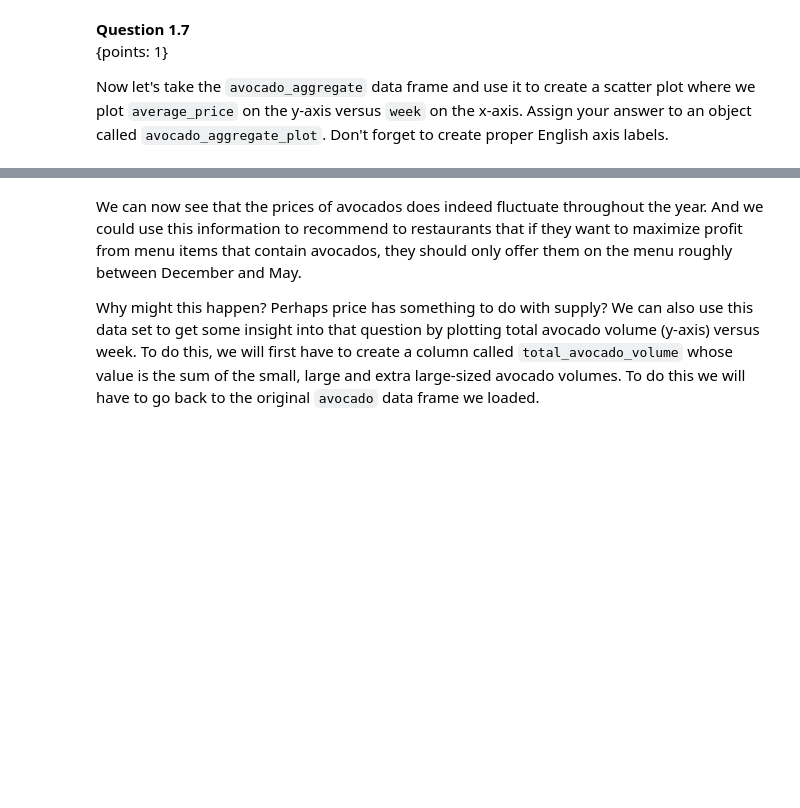
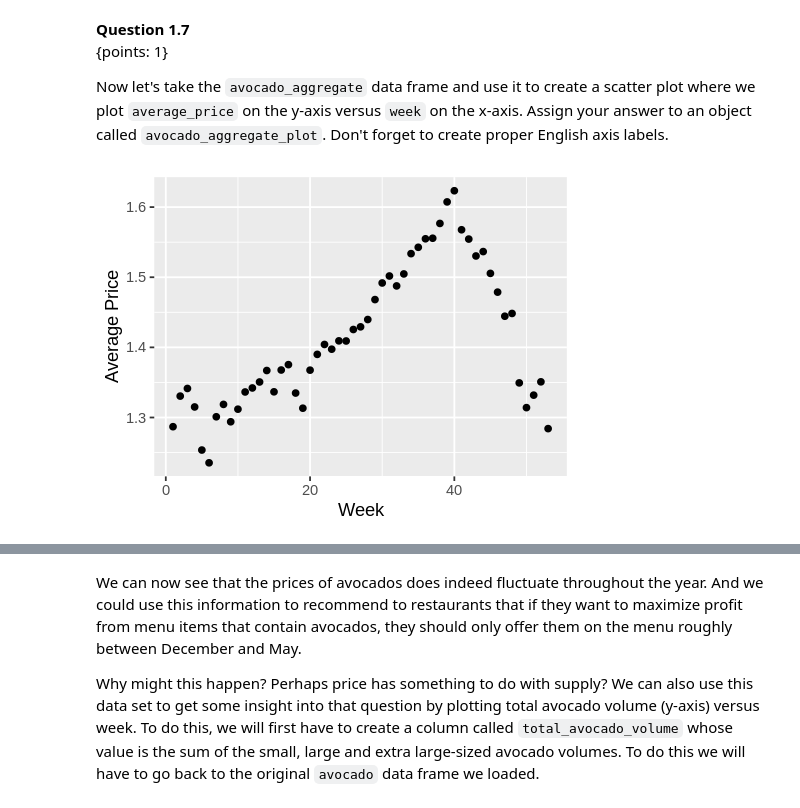
Before and after one commit to hallje193/dsci100-coursework-jerryhall, a Jupyter notebook: materials/worksheet_03/worksheet_03.ipynb, the cells around one changed output, grey strips where cells are left out. Cells and saved outputs as stored; diff of their text form; code cells hidden in the pictures; blank space fills up the shorter version.

```diff
--- a/materials/worksheet_03/worksheet_03.ipynb
+++ b/materials/worksheet_03/worksheet_03.ipynb
@@ -301,9 +303,9 @@ In the data we plotted above, each row is the total sales for avocados for that
 
 Create a reduced/aggregated version of the `avocado` data set and name it `avocado_aggregate`. To do this you will want to `group_by` the `week` column and then use `summarize` to calculate the average price (name that column `average_price`).
 # %%
-... <- ... %>%
-   group_by(...) %>%
-   summarize(... = mean(average_price, na.rm = TRUE))
+avocado_aggregate <- avocado %>%
+   group_by(week) %>%
+   summarize(average_price = mean(average_price, na.rm = TRUE))
 
 # your code here
 
@@ -328,2 +332,14 @@ avocado_aggregate_plot
+# %%
+avocado_aggregate_plot <- avocado_aggregate %>%
+   ggplot(aes(x = week, y = average_price)) +
+       geom_point() +
+       xlab("Week") +
+       ylab("Average Price")
+
+# your code here
+
+avocado_aggregate_plot
+# %% [output]
+[figure, added]
 # %%
 test_1.7()
```
Also changed, not shown: parts of 50 cells of this notebook.
